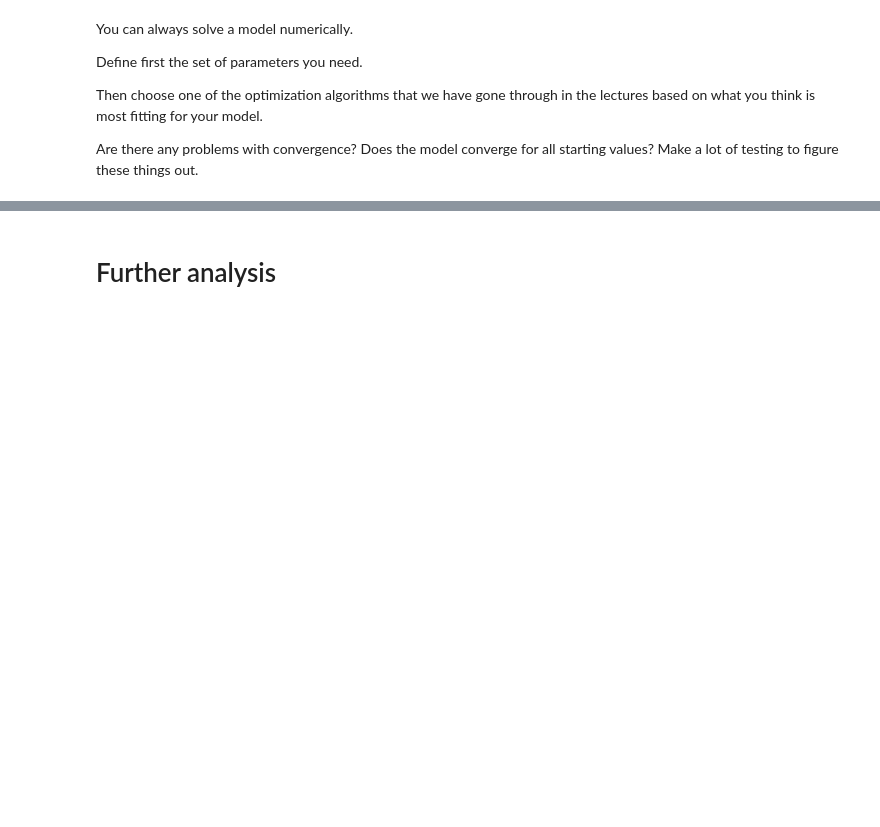
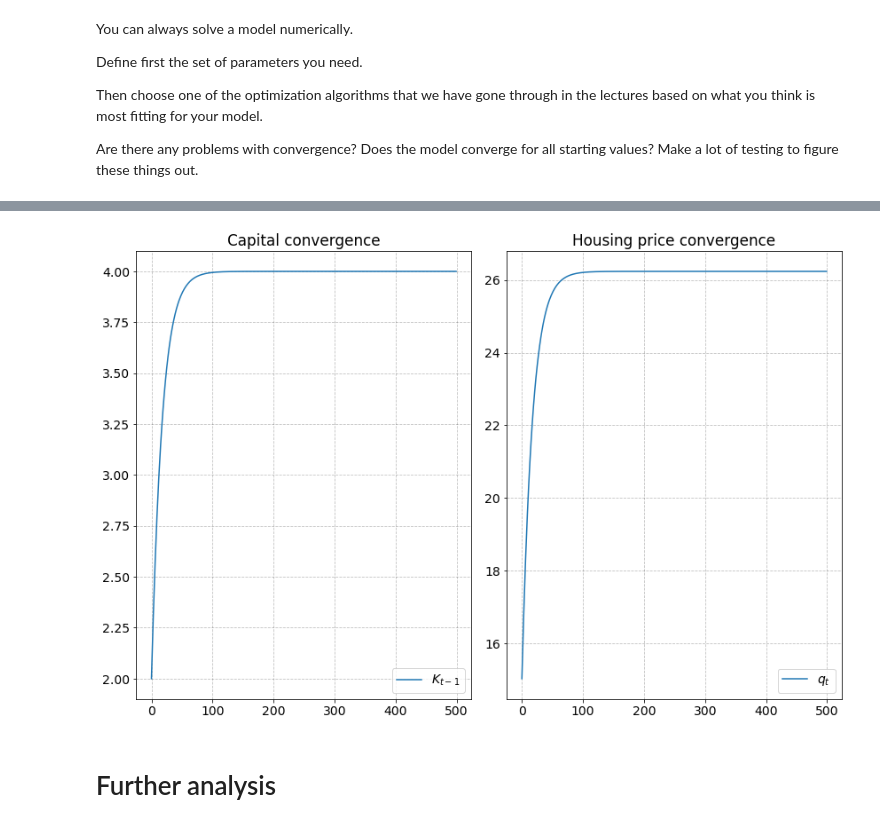
Before and after one commit to NumEconCopenhagen/projects-2024-mikkel-thomas, a Jupyter notebook: modelproject/modelproject.ipynb, the cells around one changed output, grey strips where cells are left out. Cells and saved outputs as stored; diff of their text form; code cells hidden in the pictures; blank space fills up the shorter version.

Commit message:
Added housing to the model

```diff
--- a/modelproject/modelproject.ipynb
+++ b/modelproject/modelproject.ipynb
@@ -11,6 +11,9 @@ Imports and set magics:
 import numpy as np
 from scipy import optimize
 import sympy as sm
+import matplotlib.pyplot as plt
+plt.rcParams.update({"axes.grid":True,"grid.color":"black","grid.alpha":"0.25","grid.linestyle":"--"})
+plt.rcParams.update({'font.size': 14})
 
 # autoreload modules when code is run
 %load_ext autoreload
@@ -18,6 +21,7 @@ import sympy as sm
 
 # local modules
 import modelproject
+import ramsey_thje
 # %% [output]
 The autoreload extension is already loaded. To reload it, use:
   %reload_ext autoreload
@@ -140,0 +144,5 @@ Are there any problems with convergence? Does the model converge for all startin
+# %%
+model = ramsey_thje.RamseyModelClass()
+par = model.par
+ss = model.ss
+path = model.path
@@ -140,0 +169,13 @@ Are there any problems with convergence? Does the model converge for all startin
+# %%
+# a. set initial value
+par.K_lag_ini = ss.K
+
+# b. set path
+path.Gamma[:] = ss.Gamma
+path.C[:] = ss.C
+path.K[:] = ss.K
+path.q[:] = ss.q
+
+# c. check errors
+errors_ss = model.evaluate_path_errors()
+assert np.allclose(errors_ss,0.0)
@@ -141,3 +208,19 @@ Are there any problems with convergence? Does the model converge for all startin
+# %%
+fig = plt.figure(figsize=(12,12/1.5))
+
+ax = fig.add_subplot(1,2,1)
+ax.plot(path.K_lag,label=r'$K_{t-1}$')
+ax.legend(frameon=True)
+ax.set_title('Capital convergence')
+fig.tight_layout()
+
+ax2 = fig.add_subplot(1,2,2)
+ax2.plot(path.q,label=r'$q_{t}$')
+ax2.legend(frameon=True)
+ax2.set_title('Housing price convergence')
+fig.tight_layout()
+# %% [output]
+[figure, added]
 # %% [markdown]
 # Further analysis
 # %% [markdown]
```
Also changed, not shown: parts of 14 cells of this notebook, 6 other files.
